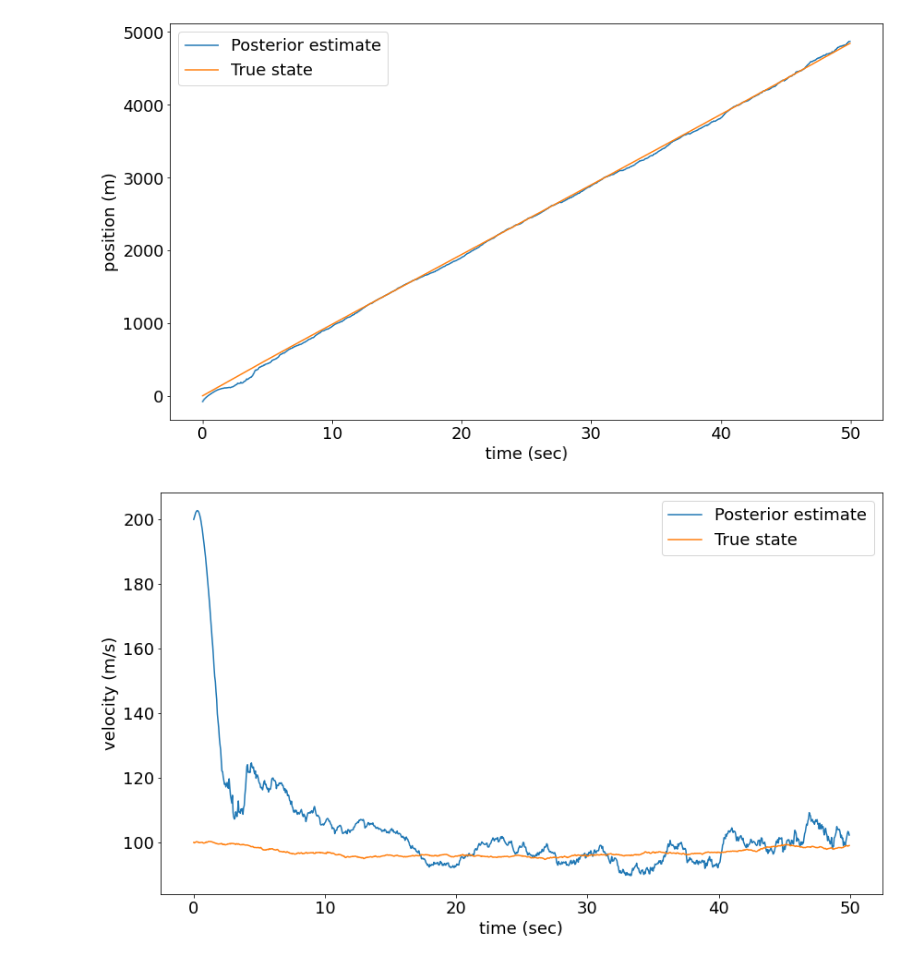
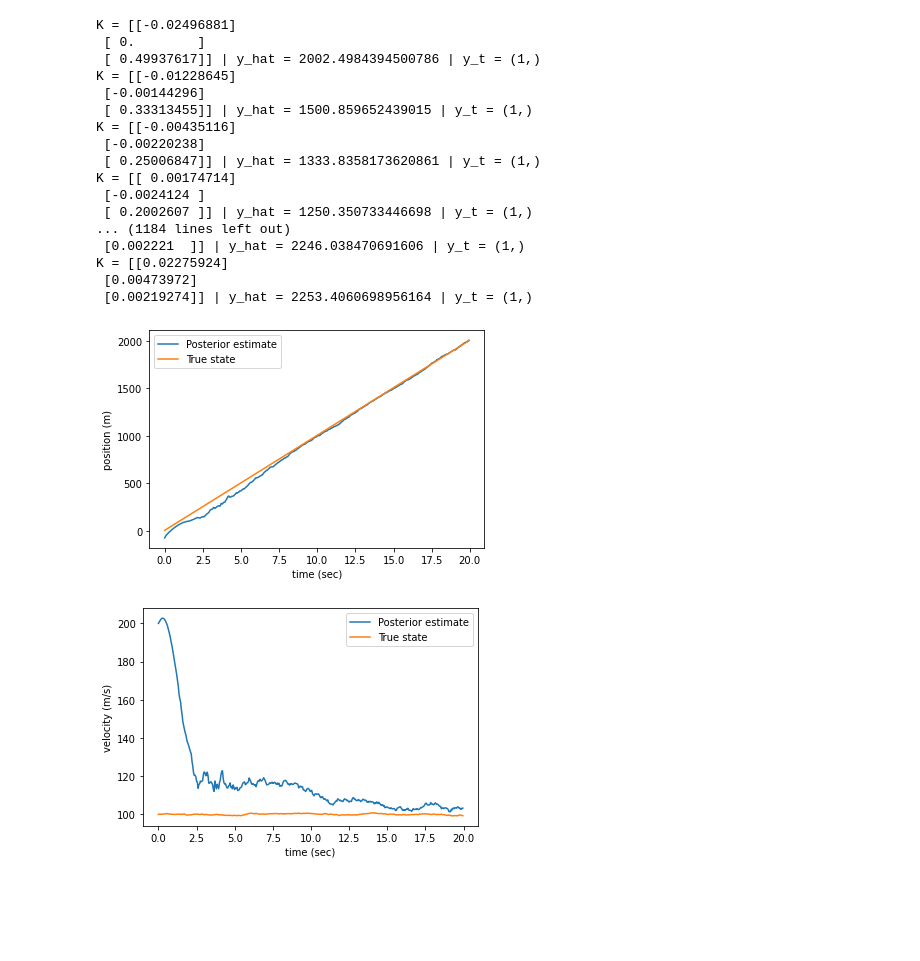
Before and after one commit to Sonat-Consulting/kf-demo, a Jupyter notebook: extended-kalman-filter/extended-kalman-filter.ipynb, the cells around one changed output. Saved outputs shown, nothing was run; the diff lists cells and outputs as text; code cells hidden in the pictures; blank space fills up the shorter version.

```diff
--- a/extended-kalman-filter/extended-kalman-filter.ipynb
+++ b/extended-kalman-filter/extended-kalman-filter.ipynb
@@ -6,10 +6,6 @@ from numpy.random import randn
 import math
 from math import sqrt
 import matplotlib.pyplot as plt
-plt.rcParams["figure.figsize"] = (14, 8)
-plt.rcParams.update({'font.size': 18})
-develop = False
-rng = np.random.default_rng()
 # %%
 class KalmanFilter:
     def __init__(self):
@@ -92,31 +87,14 @@ def hx(x):
     """
 
     return (x[0]**2 + x[2]**2) ** 0.5
-# %%
-# create radar object
-dt = 0.05
-T = 50
-radar = RadarSim(dt, pos=0., vel=100., alt=1000.)
-if develop:
-    Tn = int(T/dt)
-    observed_flight_slant = []
-    track = []
-    for t in range(Tn):
-        observed_flight_slant.append(radar.get_range())
-        track.append((radar.pos, radar.vel, radar.alt))
-    observed_flight_slant = asarray(observed_flight_slant)
-    track = asarray(track)
-    np.savetxt("observed_flight_slant.csv", observed_flight_slant, delimiter=",")
-    np.savetxt("true_flight_state.csv", track, delimiter=",")
-else:
-    observed_flight_slant = np.loadtxt("observed_flight_slant.csv", delimiter=",")
-    track = np.loadtxt("true_flight_state.csv", delimiter=",")
-    Tn = observed_flight_slant.size
 # %%
+# create radar object
+dt = 0.05
+radar = RadarSim(dt, pos=0., vel=100., alt=1000.)
 # initialize ekf
 ekf = ExtendedKalmanFilter()
 # prior
-ekf.mu = array([-100, 200, 2000])
+ekf.mu = array([radar.pos-100, radar.vel+100, radar.alt+1000])
 ekf.Sigma = eye(3)*50
 # Time dynamics from linear approximation
 ekf.M = eye(3) + array([[0, 1, 0],
@@ -126,48 +104,69 @@ ekf.Q = array([[0, 0, 0],
               [0, 1, 0],
               [0, 0, 1]]) * 0.001
 # Observation noise and maps
-ekf.Sigma_y = 50 # 5% of altitude 1000
+ekf.Sigma_y = radar.alt * 0.05 # 5% of distance
 ekf.h = hx
 ekf.h_jacobian_at_x = h_jacobian_at
 # %%
 # Assimilate over time
 xs = []
-#track = []
-for t in range(int(T/dt)):
+track = []
+for t in range(int(20/dt)):
+    #mu_prior.append(kf.mu[0])
     # assimilation step
-    y = observed_flight_slant[t]
+    y = radar.get_range()
+    track.append((radar.pos, radar.vel, radar.alt))
     ekf.update(array([y]))
+    #mu_posterior.append(kf.mu[0])
     # time dynamics for next iteration
     xs.append(ekf.mu)
     ekf.predict()
+# %% [output]
+K = [[-0.02496881]
+ [ 0.        ]
+ [ 0.49937617]] | y_hat = 2002.4984394500786 | y_t = (1,)
+K = [[-0.01228645]
+ [-0.00144296]
+ [ 0.33313455]] | y_hat = 1500.859652439015 | y_t = (1,)
+K = [[-0.00435116]
+ [-0.00220238]
+ [ 0.25006847]] | y_hat = 1333.8358173620861 | y_t = (1,)
+K = [[ 0.00174714]
+ [-0.0024124 ]
+ [ 0.2002607 ]] | y_hat = 1250.350733446698 | y_t = (1,)
+... (1184 lines left out)
+ [0.002221  ]] | y_hat = 2246.038470691606 | y_t = (1,)
+K = [[0.02275924]
+ [0.00473972]
+ [0.00219274]] | y_hat = 2253.4060698956164 | y_t = (1,)
 # %%
 # Inspect
 xs = asarray(xs)
 track = asarray(track)
 time = np.arange(0, len(xs)*dt, dt)
 plot1 = plt.figure(1)
 plt.plot(time, xs[:,0])
 plt.plot(time, track[:,0])
 plt.ylabel("position (m)")
 plt.xlabel("time (sec)")
 plt.legend(['Posterior estimate', "True state"])
 plt.show()
 
 plot2 = plt.figure(2)
 plt.plot(time, xs[:,1])
 plt.plot(time, track[:,1])
 plt.ylabel("velocity (m/s)")
 plt.xlabel("time (sec)")
 plt.legend(['Posterior estimate', "True state"])
 plt.show()
 
 plot3 = plt.figure(3)
 plt.plot(time, xs[:,2])
 plt.plot(time, track[:,2])
 plt.ylabel("altitude (m)")
 plt.xlabel("time (sec)")
-plt.legend(['Posterior estimate', "True  t"])
+plt.legend(['Posterior estimate', "True state"])
 plt.show()
 # %% [output]
-[figure, old version]
+[figure, new version]
-[figure, old version]
+[figure, new version]
```
Also changed, not shown: parts of 2 cells of this notebook.
